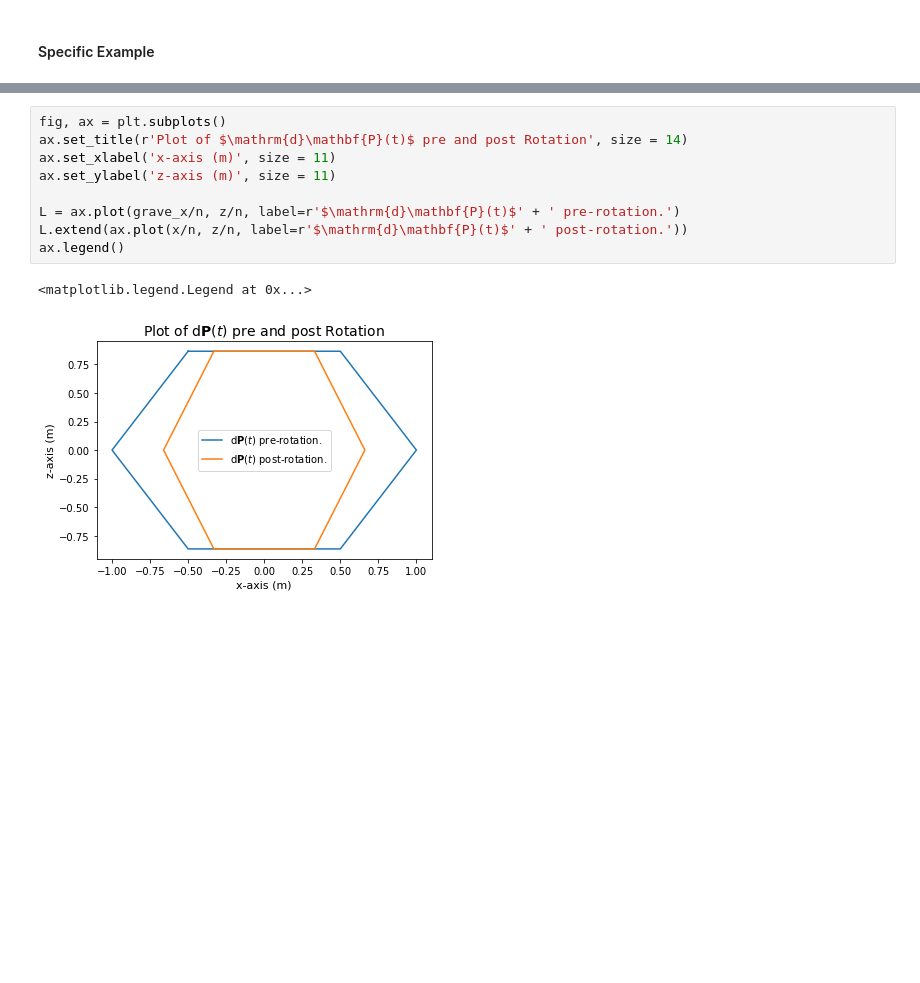
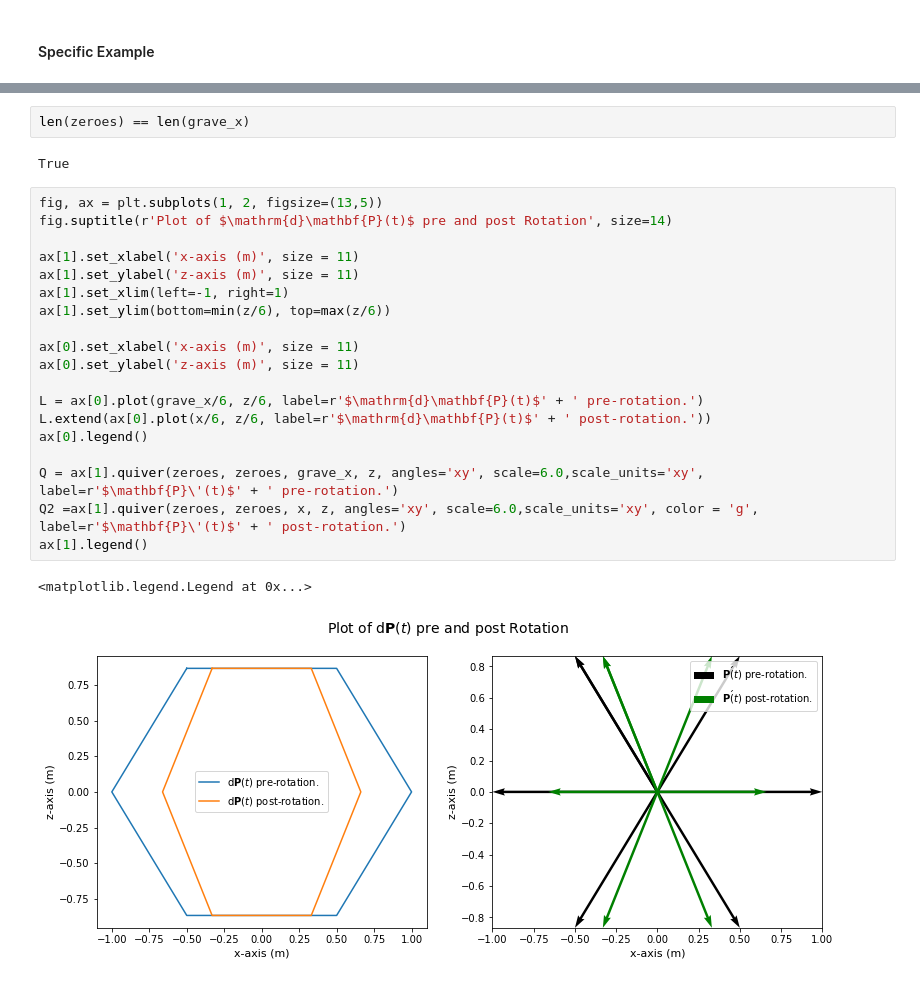
Before and after one commit to jordandll/Electromagnetism, a Jupyter notebook: Solenoids.ipynb, the cells around one changed output, grey strips where cells are left out. Cells and saved outputs as stored; diff of their text form; blank space fills up the shorter version.

```diff
--- a/Solenoids.ipynb
+++ b/Solenoids.ipynb
@@ -636,12 +649,26 @@ ax.legend()
+# %%
+len(zeroes) == len(grave_x)
+# %% [output]
+True
 # %%
-fig, ax = plt.subplots()
-ax.set_title(r'Plot of $\mathrm{d}\mathbf{P}(t)$ pre and post Rotation', size = 14)
-ax.set_xlabel('x-axis (m)', size = 11)
-ax.set_ylabel('z-axis (m)', size = 11)
+fig, ax = plt.subplots(1, 2, figsize=(13,5))
+fig.suptitle(r'Plot of $\mathrm{d}\mathbf{P}(t)$ pre and post Rotation', size=14)
 
-L = ax.plot(grave_x/n, z/n, label=r'$\mathrm{d}\mathbf{P}(t)$' + ' pre-rotation.')
-L.extend(ax.plot(x/n, z/n, label=r'$\mathrm{d}\mathbf{P}(t)$' + ' post-rotation.'))
-ax.legend()
+ax[1].set_xlabel('x-axis (m)', size = 11)
+ax[1].set_ylabel('z-axis (m)', size = 11)
+ax[1].set_xlim(left=-1, right=1)
+ax[1].set_ylim(bottom=min(z/6), top=max(z/6))
+
+ax[0].set_xlabel('x-axis (m)', size = 11)
+ax[0].set_ylabel('z-axis (m)', size = 11)
+
+L = ax[0].plot(grave_x/6, z/6, label=r'$\mathrm{d}\mathbf{P}(t)$' + ' pre-rotation.')
+L.extend(ax[0].plot(x/6, z/6, label=r'$\mathrm{d}\mathbf{P}(t)$' + ' post-rotation.'))
+ax[0].legend()
+
+Q = ax[1].quiver(zeroes, zeroes, grave_x, z, angles='xy', scale=6.0,scale_units='xy', label=r'$\mathbf{P}\'(t)$' + ' pre-rotation.')
+Q2 =ax[1].quiver(zeroes, zeroes, x, z, angles='xy', scale=6.0,scale_units='xy', color = 'g', label=r'$\mathbf{P}\'(t)$' + ' post-rotation.')
+ax[1].legend()
 # %% [output]
 <matplotlib.legend.Legend at 0x...>
-[figure, old version]
+[figure, new version]
```
Also changed, not shown: parts of 1 cell of this notebook.
